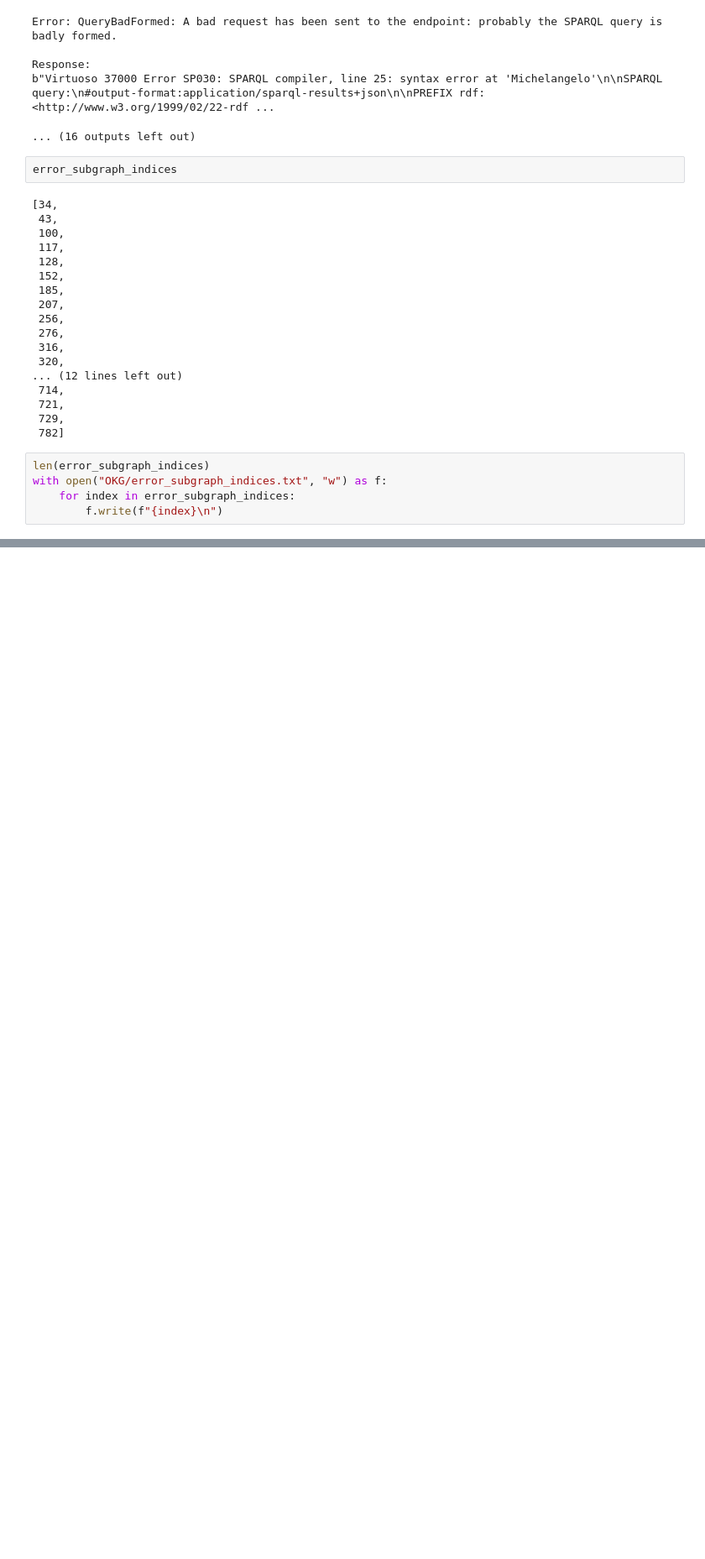
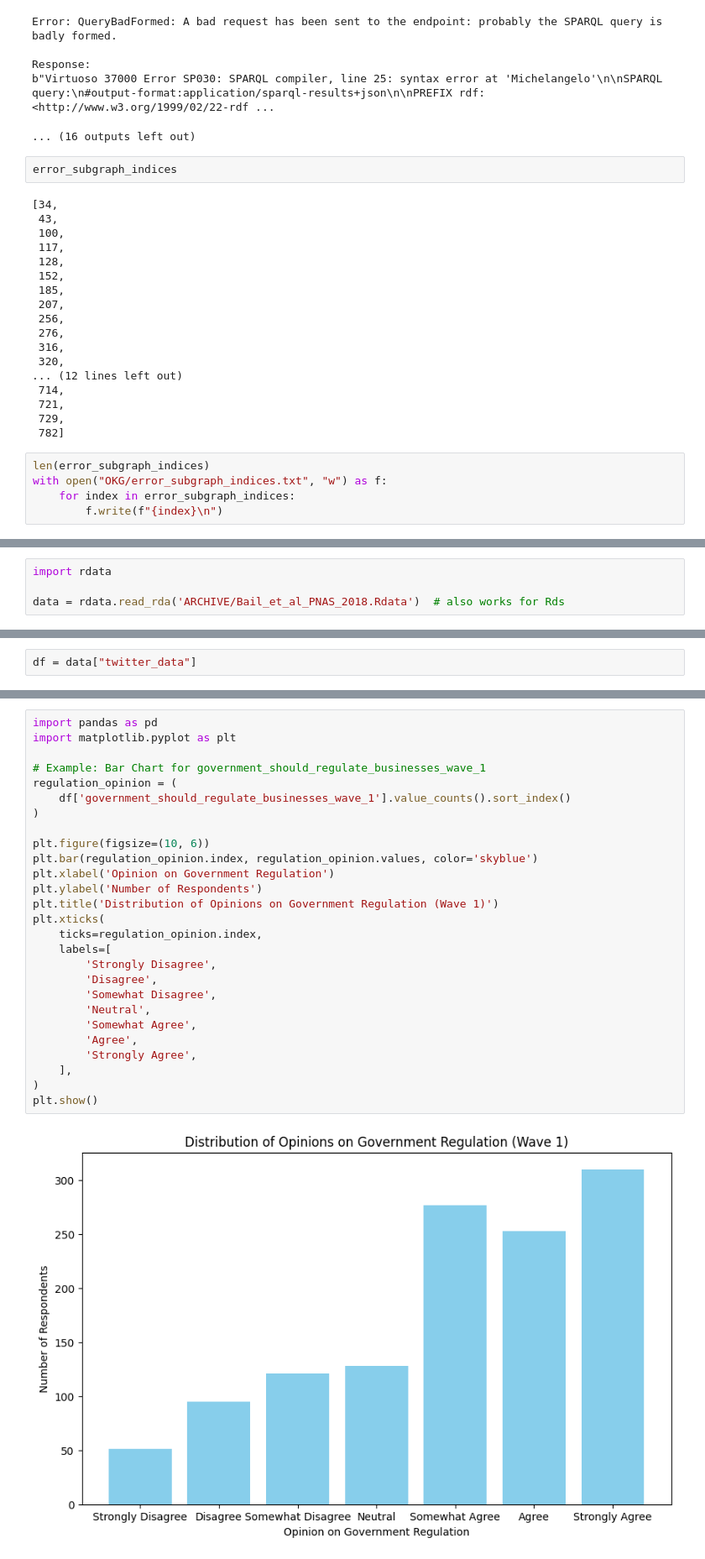
Before and after one commit to Y-Sui/OKGQA, a Jupyter notebook: retrieve_subgraph.ipynb, the cells around one changed output, grey strips where cells are left out. Shown at 84% size. Cells and saved outputs as stored; diff of their text form; blank space fills up the shorter version.

```diff
--- a/retrieve_subgraph.ipynb
+++ b/retrieve_subgraph.ipynb
@@ -525,0 +642,4 @@ with open("OKG/error_subgraph_indices.txt", "w") as f:
+# %%
+import rdata
+
+data = rdata.read_rda('ARCHIVE/Bail_et_al_PNAS_2018.Rdata')  # also works for Rds
@@ -525,0 +648,2 @@ with open("OKG/error_subgraph_indices.txt", "w") as f:
+# %%
+df = data["twitter_data"]
@@ -525,0 +701,29 @@ with open("OKG/error_subgraph_indices.txt", "w") as f:
+# %%
+import pandas as pd
+import matplotlib.pyplot as plt
+
+# Example: Bar Chart for government_should_regulate_businesses_wave_1
+regulation_opinion = (
+    df['government_should_regulate_businesses_wave_1'].value_counts().sort_index()
+)
+
+plt.figure(figsize=(10, 6))
+plt.bar(regulation_opinion.index, regulation_opinion.values, color='skyblue')
+plt.xlabel('Opinion on Government Regulation')
+plt.ylabel('Number of Respondents')
+plt.title('Distribution of Opinions on Government Regulation (Wave 1)')
+plt.xticks(
+    ticks=regulation_opinion.index,
+    labels=[
+        'Strongly Disagree',
+        'Disagree',
+        'Somewhat Disagree',
+        'Neutral',
+        'Somewhat Agree',
+        'Agree',
+        'Strongly Agree',
+    ],
+)
+plt.show()
+# %% [output]
+[figure, added]
```
Also changed, not shown: parts of 16 cells of this notebook, 28 other files.
